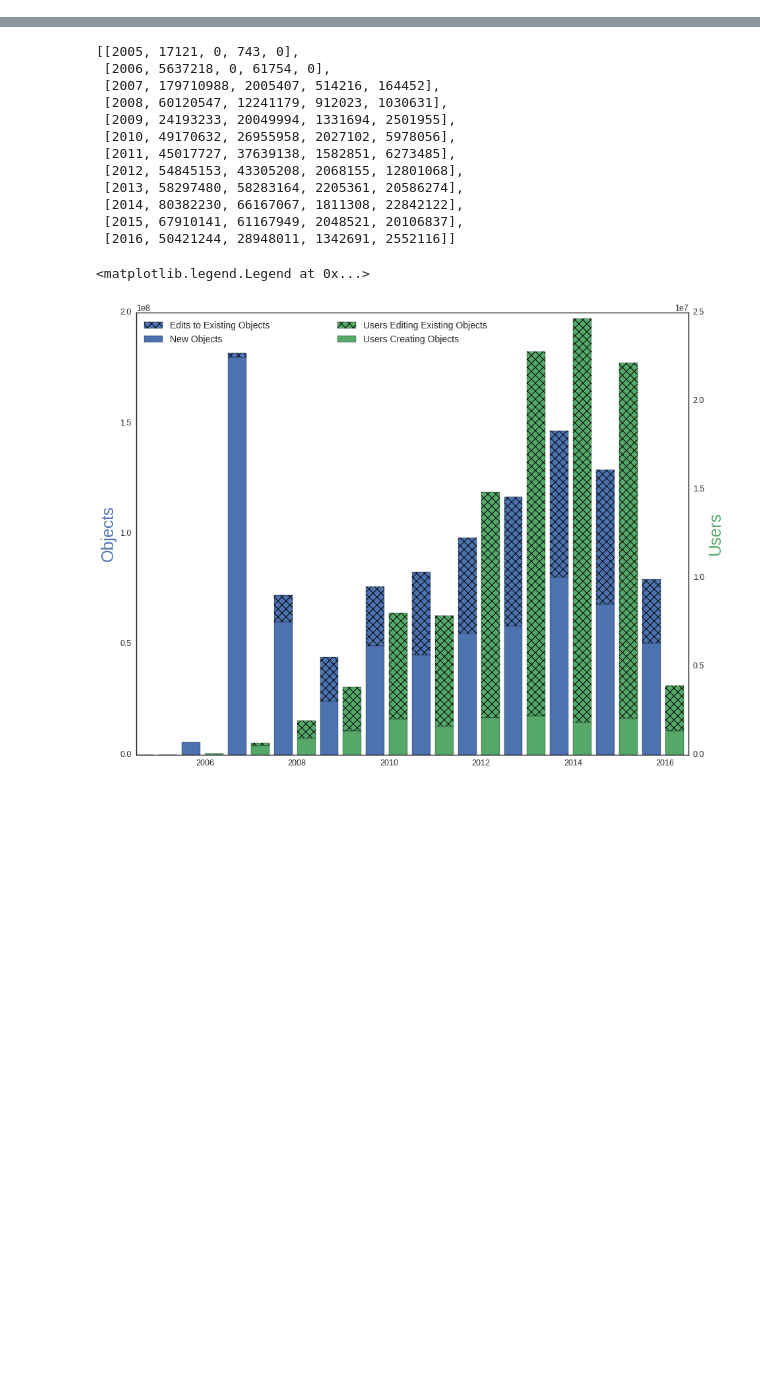
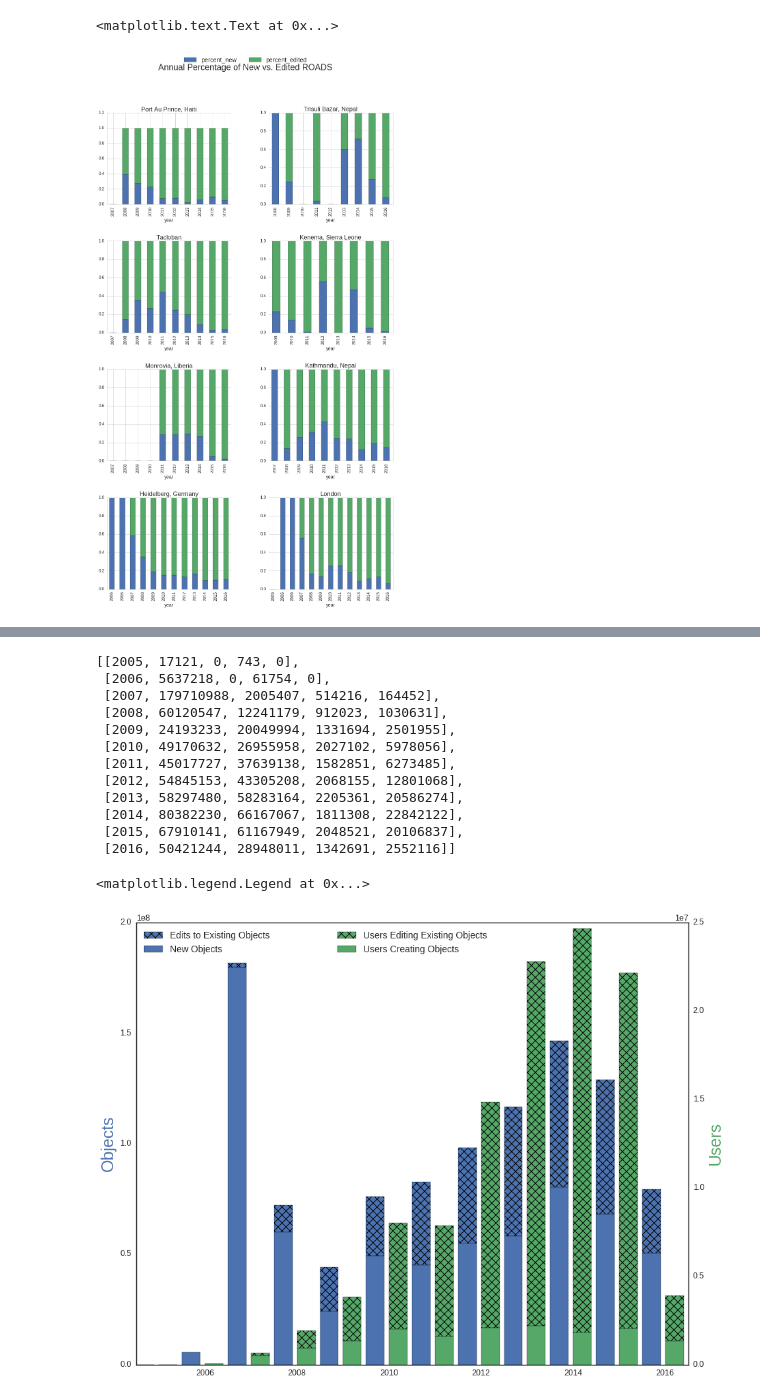
Before and after one commit to jenningsanderson/contributor-centric-qa, a Jupyter notebook: StagesOfGrowth (Metric 4).ipynb, the cells around one changed output, grey strips where cells are left out. Drawn from its saved outputs; the diff is of its cells as text; code cells hidden in the pictures; blank space fills up the shorter version.

```diff
--- a/StagesOfGrowth (Metric 4).ipynb
+++ b/StagesOfGrowth (Metric 4).ipynb
@@ -239,0 +177,27 @@ Adelaide, Australia
+# %%
+plt.style.use('seaborn-whitegrid')
+fig, axs = plt.subplots(nrows=NROWS, ncols=NCOLS, figsize=FIGSIZE, facecolor='w', edgecolor='k')
+plt.subplots_adjust(wspace=WSPACE, hspace=HSPACE)
+axes = list(axs.ravel())
+
+for (idx, tile), ax in zip(enumerate(study_tiles), axes):
+
+    ax.set_title(tile['name'], fontsize=18)
+
+    roads = tile['df'][['new_road_km','edited_road_km','year']].copy()
+
+    roads['percent_new'] = roads.new_road_km / (roads.new_road_km + roads.edited_road_km)
+    roads['percent_edited'] = roads.edited_road_km / (roads.new_road_km + roads.edited_road_km)
+    roads[['percent_new','percent_edited','year']].plot(ax=ax, kind='bar', stacked=True, x='year')
+
+    ax.legend_.remove()
+    handles, labels = ax.get_legend_handles_labels()
+
+    ax.set_title(tile['name'], fontsize=18)
+
+plt.figlegend(handles,labels,
+              loc = ('upper center'), ncol=4, fontsize=18)
+plt.suptitle("Annual Percentage of New vs. Edited ROADS", fontsize=25)
+# %% [output]
+<matplotlib.text.Text at 0x...>
+[figure, added]
```
Also changed, not shown: parts of 37 cells of this notebook, 3 other files.
